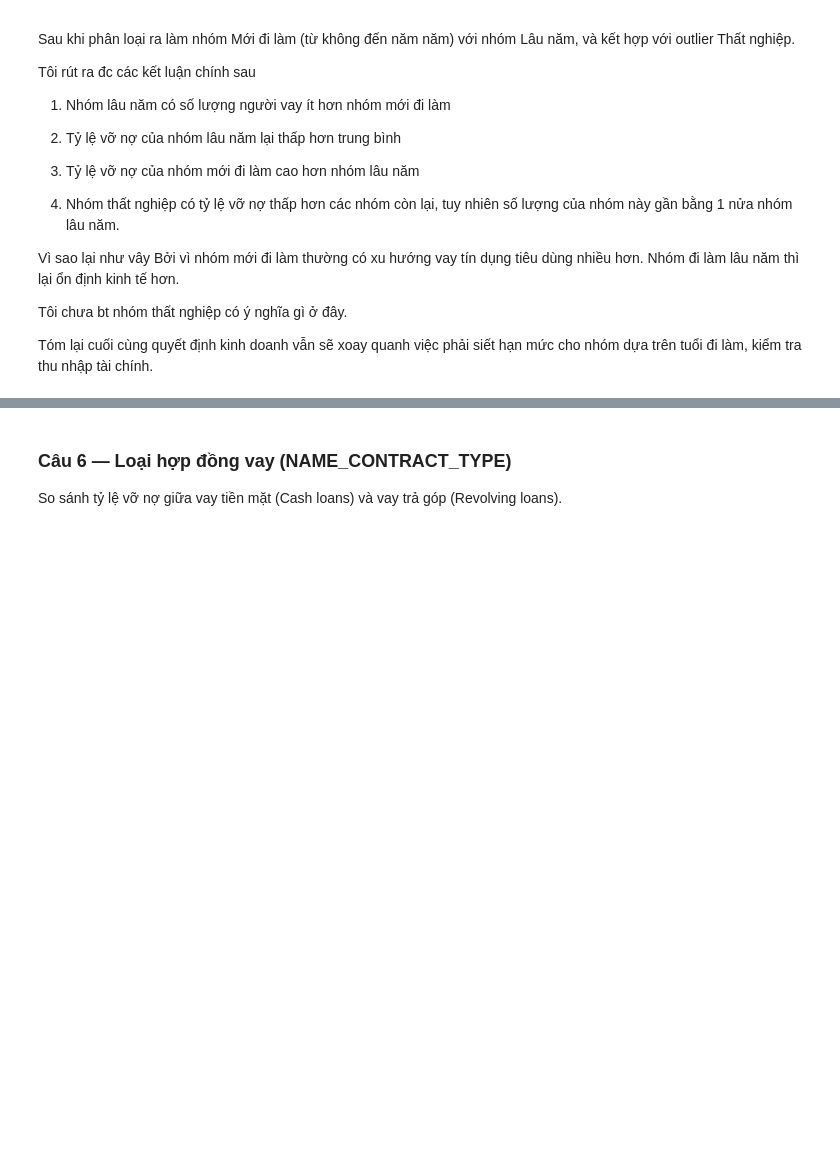
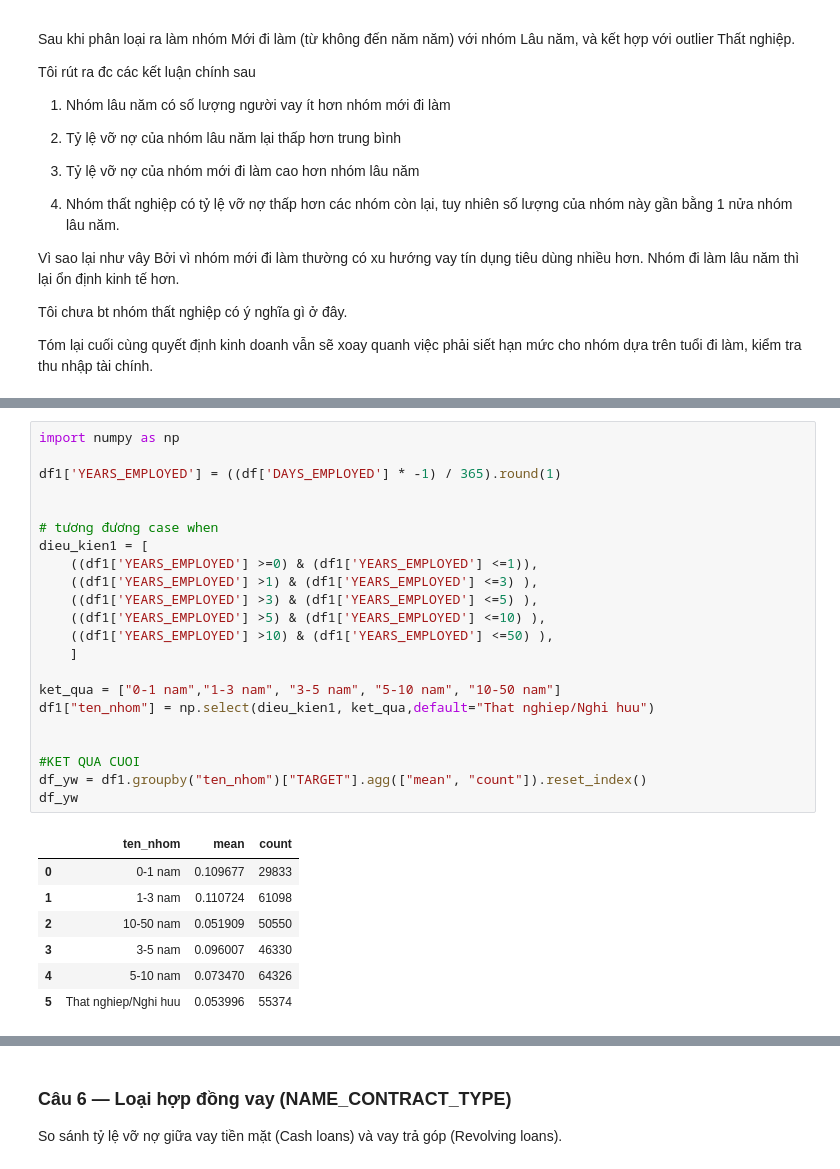
Before and after one commit to tuananhvui7-collab/credit-risk-eda, a Jupyter notebook: credit_risk_eda_template.ipynb, the cells around one changed output, grey strips where cells are left out. Cells and saved outputs as stored; diff of their text form; blank space fills up the shorter version.

```diff
--- a/credit_risk_eda_template.ipynb
+++ b/credit_risk_eda_template.ipynb
@@ -637,0 +674,30 @@ Bạn thấy không? Khi bạn phát hiện ra cái gốc rễ "Người nghỉ
+# %%
+import numpy as np
+
+df1['YEARS_EMPLOYED'] = ((df['DAYS_EMPLOYED'] * -1) / 365).round(1)
+
+
+# tương đương case when
+dieu_kien1 = [
+    ((df1['YEARS_EMPLOYED'] >=0) & (df1['YEARS_EMPLOYED'] <=1)),
+    ((df1['YEARS_EMPLOYED'] >1) & (df1['YEARS_EMPLOYED'] <=3) ),
+    ((df1['YEARS_EMPLOYED'] >3) & (df1['YEARS_EMPLOYED'] <=5) ),
+    ((df1['YEARS_EMPLOYED'] >5) & (df1['YEARS_EMPLOYED'] <=10) ),
+    ((df1['YEARS_EMPLOYED'] >10) & (df1['YEARS_EMPLOYED'] <=50) ),
+    ]
+
+ket_qua = ["0-1 nam","1-3 nam", "3-5 nam", "5-10 nam", "10-50 nam"]
+df1["ten_nhom"] = np.select(dieu_kien1, ket_qua,default="That nghiep/Nghi huu")
+
+
+#KET QUA CUOI
+df_yw = df1.groupby("ten_nhom")["TARGET"].agg(["mean", "count"]).reset_index()
+df_yw
+# %% [output]
+|  | ten_nhom | mean | count |
+| 0 | 0-1 nam | 0.109677 | 29833 |
+| 1 | 1-3 nam | 0.110724 | 61098 |
+| 2 | 10-50 nam | 0.051909 | 50550 |
+| 3 | 3-5 nam | 0.096007 | 46330 |
+| 4 | 5-10 nam | 0.073470 | 64326 |
+| 5 | That nghiep/Nghi huu | 0.053996 | 55374 |
```
Also changed, not shown: parts of 5 cells of this notebook.
